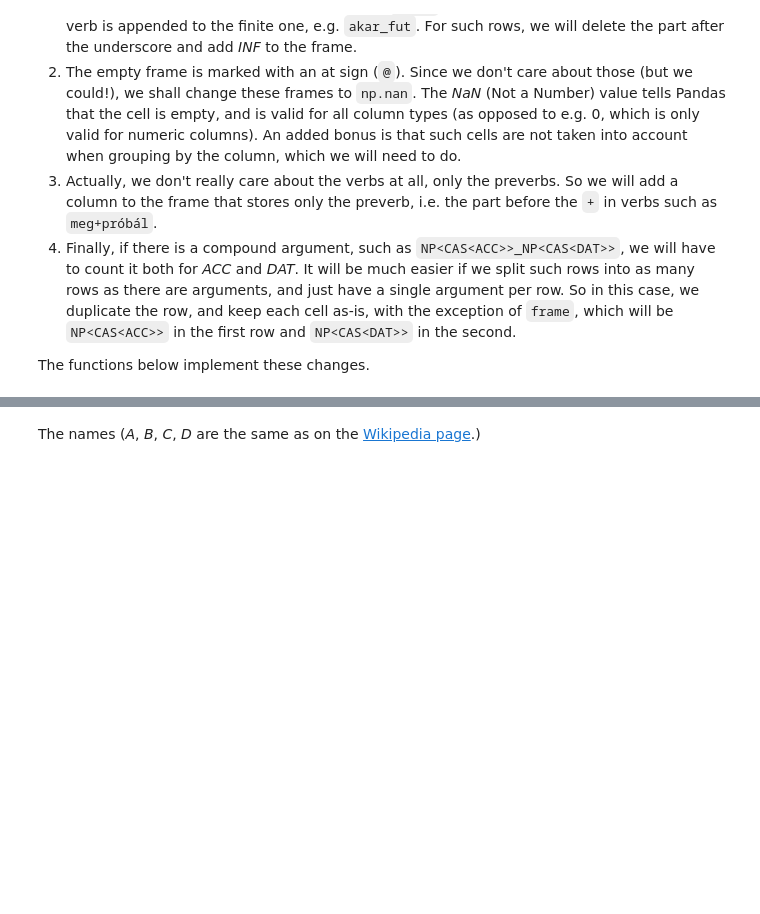
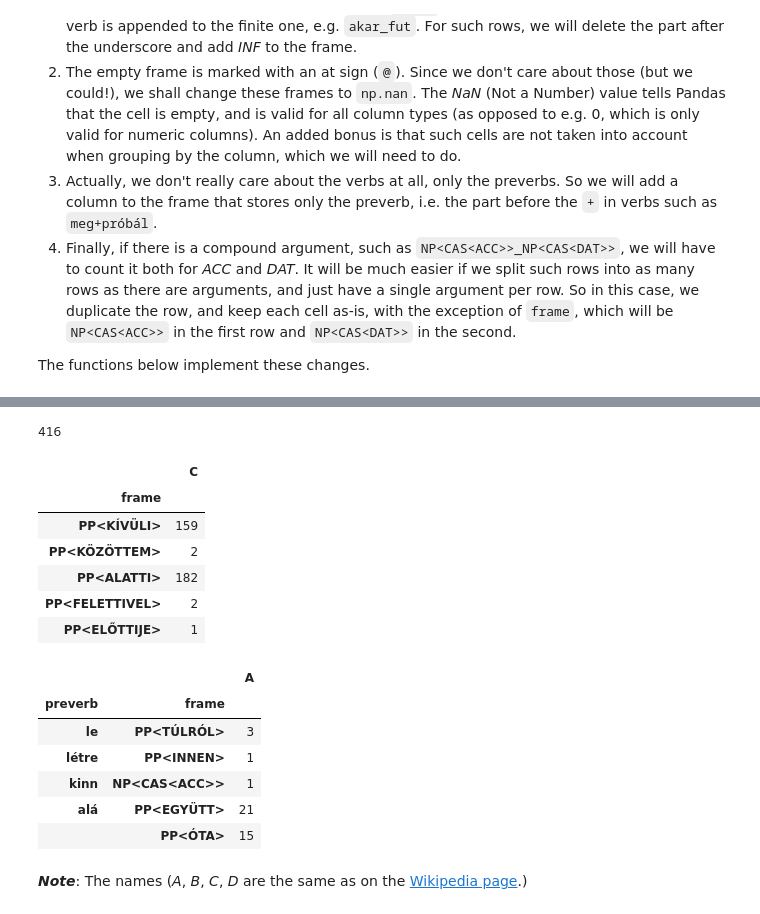
Before and after one commit to DavidNemeskey/Tade-corpus-tools, a Jupyter notebook: notebooks/significant_arguments.ipynb, the cells around one changed output, grey strips where cells are left out. Cells and saved outputs as stored; diff of their text form; code cells hidden in the pictures; blank space fills up the shorter version.

```diff
--- a/notebooks/significant_arguments.ipynb
+++ b/notebooks/significant_arguments.ipynb
@@ -125,0 +160,7 @@ frame_sums = df_to_join[['frame', 'frame_freq']].rename(columns={'frame_freq': '
+# %%
+#s = df.frame.str.split('_').apply(pd.Series, 1)
+from functools import reduce
+frames = reduce(lambda acc, e: acc | set(e.split('_')) if type(e) == str else acc, df.frame, set())
+len(frames)
+# %% [output]
+416
@@ -126,2 +182,20 @@ frame_sums = df_to_join[['frame', 'frame_freq']].rename(columns={'frame_freq': '
+# %%
+frame_sums = pd.DataFrame(list(frame_counter.items()), columns=['frame', 'C']).set_index('frame')
+cells = pd.DataFrame(list((pf[0], pf[1], a) for pf, a in cell_counter.items()), columns=['preverb', 'frame', 'A']).set_index(['preverb', 'frame'])
+# %% [output]
+|  | C |
+| frame |  |
+| PP<KÍVÜLI> | 159 |
+| PP<KÖZÖTTEM> | 2 |
+| PP<ALATTI> | 182 |
+| PP<FELETTIVEL> | 2 |
+| PP<ELŐTTIJE> | 1 |
+|  |  | A |
+| preverb | frame |  |
+| le | PP<TÚLRÓL> | 3 |
+| létre | PP<INNEN> | 1 |
+| kinn | NP<CAS<ACC>> | 1 |
+| alá | PP<EGYÜTT> | 21 |
+|  | PP<ÓTA> | 15 |
 # %% [markdown]
-The names (_A_, _B_, _C_, _D_ are the same as on the [Wikipedia page](https://en.wikipedia.org/wiki/Fisher's_exact_test).)
+***Note***: The names (_A_, _B_, _C_, _D_ are the same as on the [Wikipedia page](https://en.wikipedia.org/wiki/Fisher's_exact_test).)
```
Also changed, not shown: parts of 15 cells of this notebook, 2 other files.
